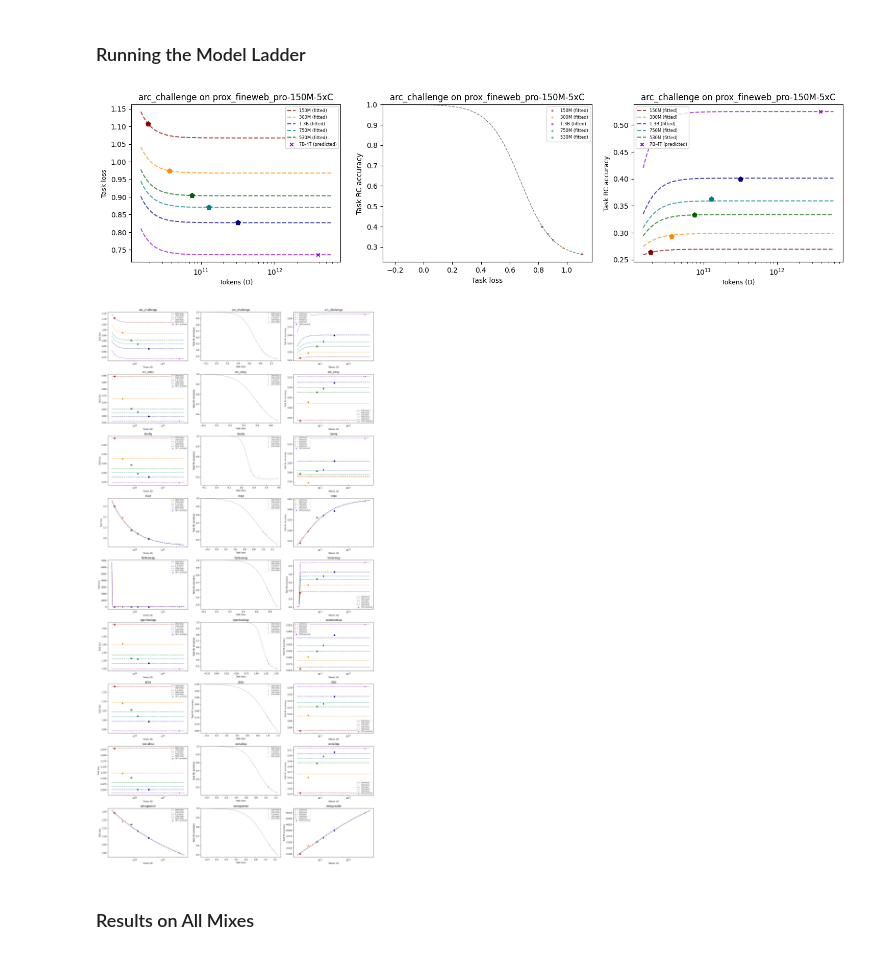
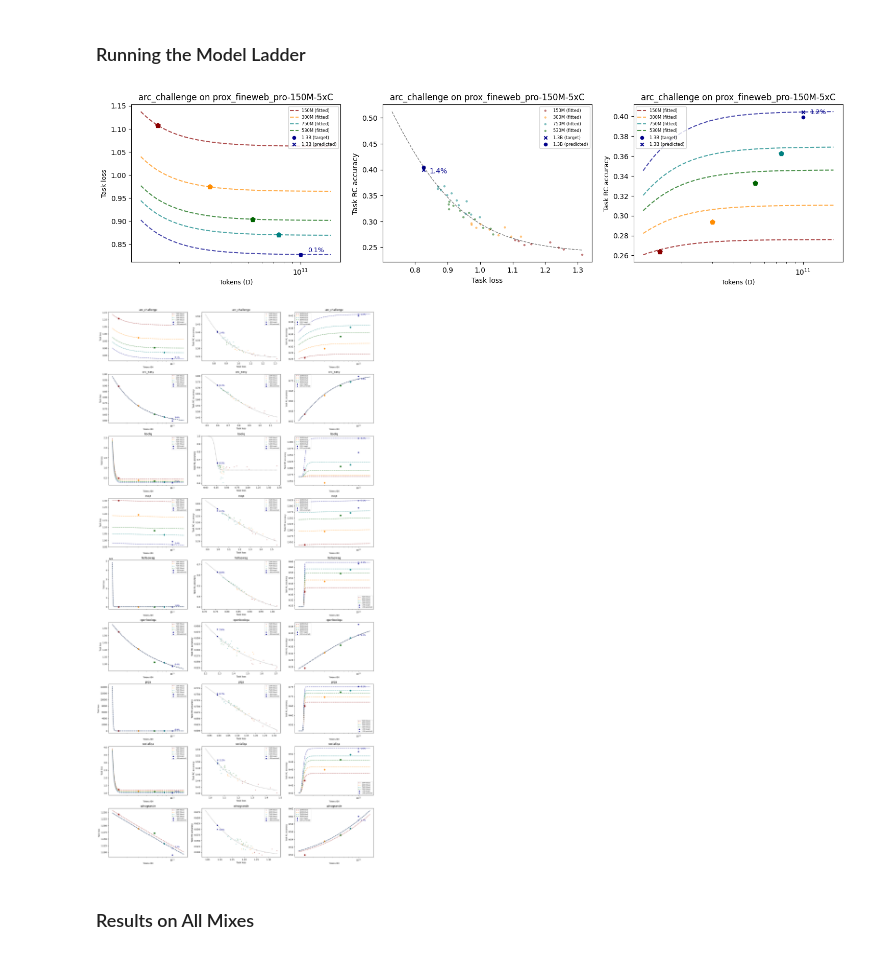
Before and after one commit to davidheineman/new-evals, a Jupyter notebook: analysis/notebooks/ian_ladder.ipynb, the cells around one changed output. Cells and saved outputs as stored; diff of their text form; code cells hidden in the pictures.

```diff
--- a/analysis/notebooks/ian_ladder.ipynb
+++ b/analysis/notebooks/ian_ladder.ipynb
@@ -52,26 +52,28 @@ ladder_config_path = f'{ROOT_DIR}/olmo-repos/OLMo/scripts/scaling/cheap_decision
 # %%
 import matplotlib.pyplot as plt
 from ladder import run_ladder
 
 fig, axes = plt.subplots(1, 3, figsize=(6*3, 4), squeeze=False)
 
 task_name = "arc_challenge"
 example_models = [m for m in MODELS if 'prox_fineweb_pro' in m]
+
+train_models, eval_models = [m for m in example_models if '1B' not in m], [m for m in example_models if '1B' in m]
 _, _, _ = run_ladder(
     df,
     task_name,
-    train_models=example_models,
+    train_models=train_models,
     # eval_models=["peteish7", "peteish13-highlr"],
-    eval_models=["peteish7"],
-    # eval_models=[],
+    # eval_models=["peteish7"],
+    eval_models=eval_models,
     config_path=ladder_config_path,
     axes=axes[0],
 )
 
 for ax in axes[0]:
     ax.set_title(f'{task_name} on {example_models[0]}')
 # %% [output]
-[figure, old version]
+[figure, new version]
 # %%
 from tqdm import tqdm
 
@@ -82,11 +84,12 @@ fitting_results = pd.DataFrame(index=[], columns=TASKS)
 
 for i, task in tqdm(enumerate(TASKS), desc='Fitting model ladder predictions', total=len(TASKS)):
     try:
+        train_models, eval_models = [m for m in example_models if '1B' not in m], [m for m in example_models if '1B' in m]
         _, _, _ = run_ladder(
             df,
             task_name=task,
-            train_models=example_models,
-            eval_models=["peteish7"], # ["peteish13-highlr"],
+            train_models=train_models,
+            eval_models=eval_models, # ["peteish7"], # ["peteish13-highlr"],
             config_path=ladder_config_path,
             axes=axes[i],
         )
@@ -96,7 +99,7 @@ for i, task in tqdm(enumerate(TASKS), desc='Fitting model ladder predictions', t
 
 fig.tight_layout()
 # %% [output]
-[figure, old version]
+[figure, new version]
 # %% [markdown]
 ### Results on All Mixes
 # %%
```
Also changed, not shown: parts of 4 cells of this notebook.
